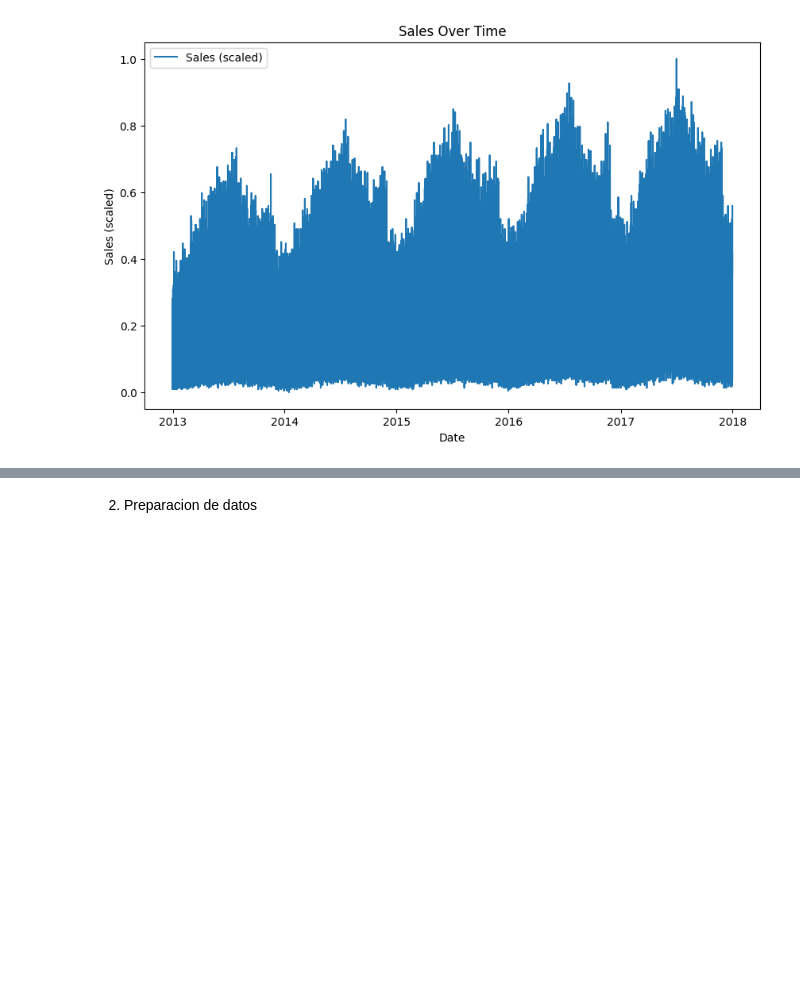
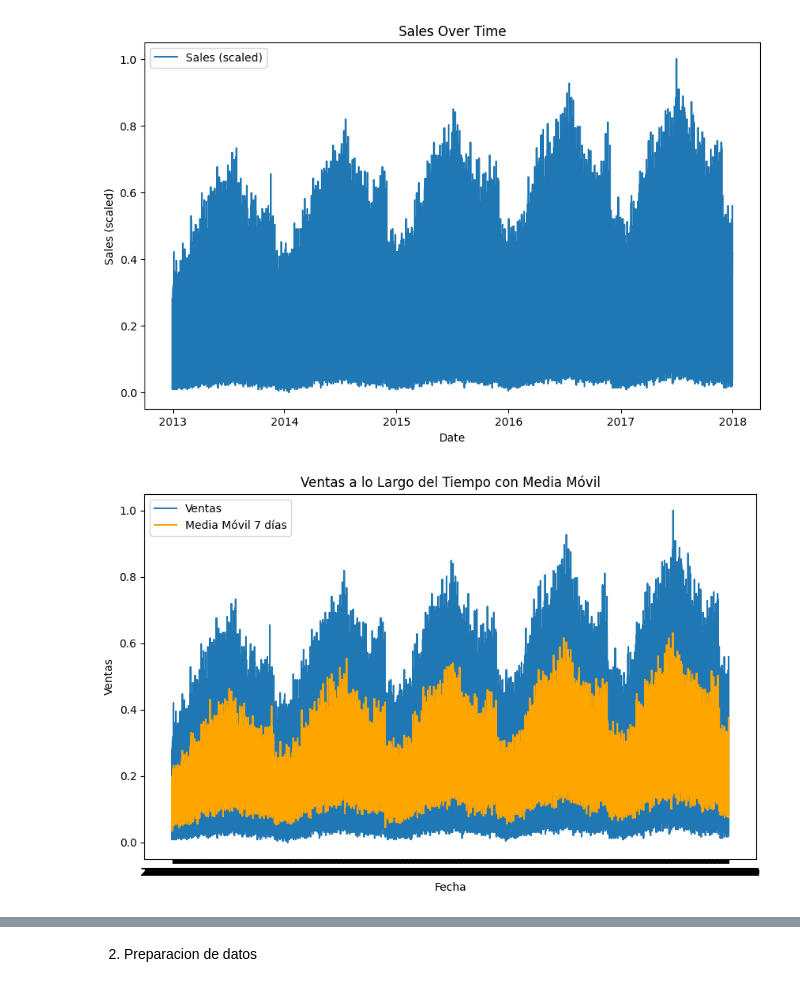
Before and after one commit to fredyvelasquezgt/Lab-9-DL, a Jupyter notebook: lab_9.ipynb, the cells around one changed output, grey strips where cells are left out. Drawn from its saved outputs; the diff is of its cells as text; code cells hidden in the pictures; blank space fills up the shorter version.

```diff
--- a/lab_9.ipynb
+++ b/lab_9.ipynb
@@ -68,3 +87,23 @@ plt.legend()
 plt.show()
 # %% [output]
 [figure]
+# %%
+import matplotlib.pyplot as plt
+import pandas as pd
+
+# Asegúrate de que tus datos estén ordenados por fecha si no lo están ya
+data = data.sort_values('date')
+
+# Calcula el promedio móvil
+data['rolling_mean'] = data['sales'].rolling(window=7).mean()  # ventana de 7 días
+
+plt.figure(figsize=(10,6))
+plt.plot(data['date'], data['sales'], label='Ventas')
+plt.plot(data['date'], data['rolling_mean'], label='Media Móvil 7 días', color='orange')
+plt.title('Ventas a lo Largo del Tiempo con Media Móvil')
+plt.xlabel('Fecha')
+plt.ylabel('Ventas')
+plt.legend()
+plt.show()
+# %% [output]
+[figure, added]
```
Also changed, not shown: parts of 11 cells of this notebook.
